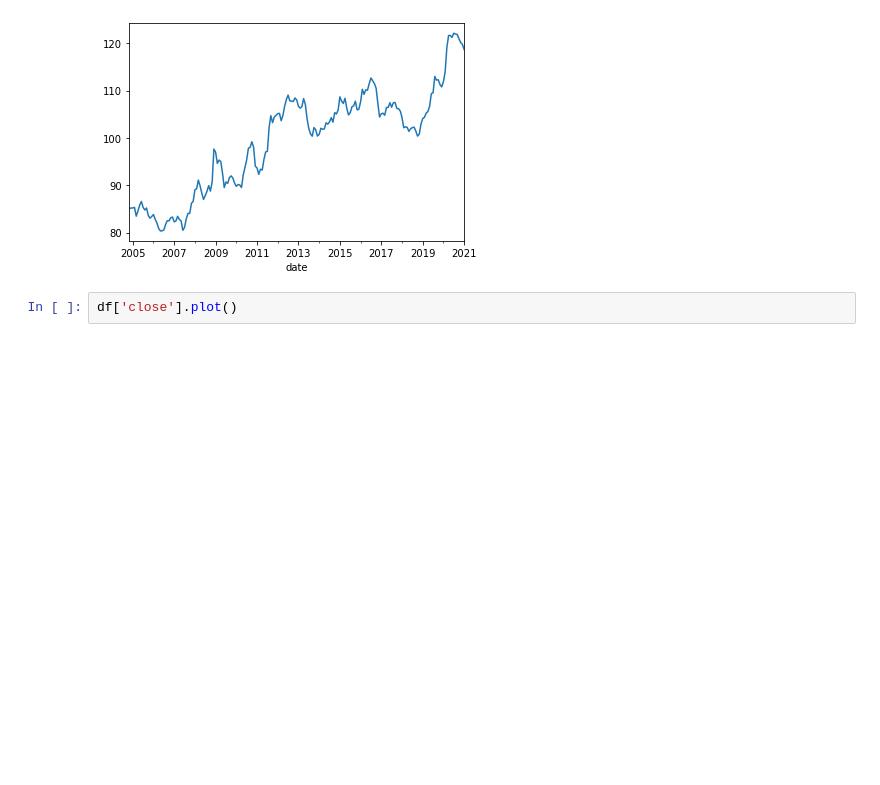
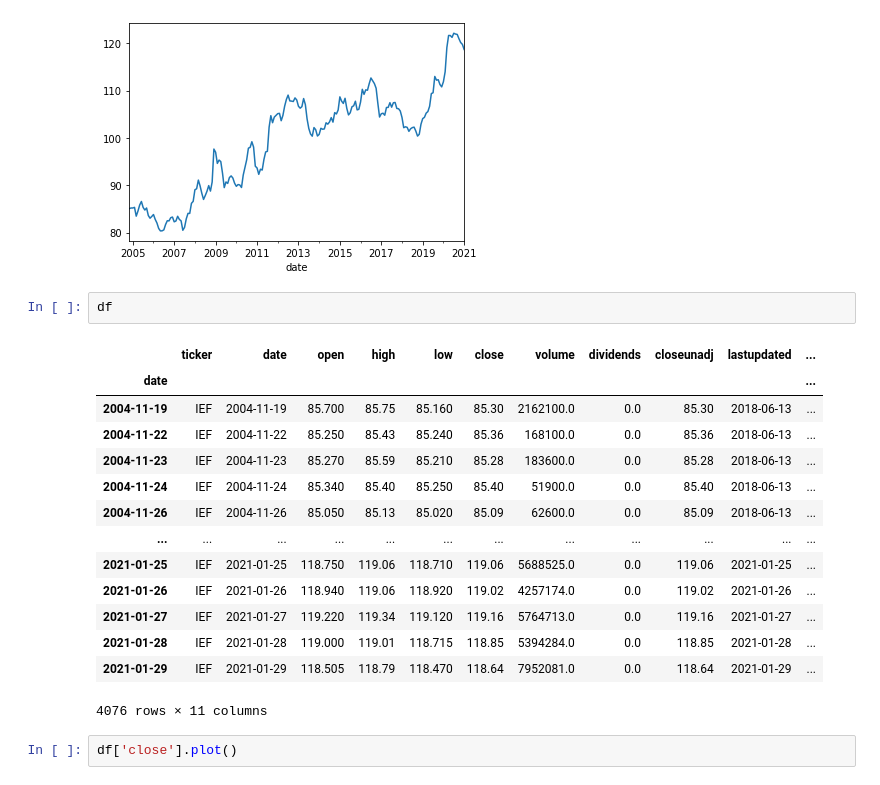
Before and after one commit to qwizor1337/Learning_with_D, a Jupyter notebook: 01/31_01/31_01.ipynb, the cells around one changed output. Saved outputs shown, nothing was run; the diff lists cells and outputs as text; blank space fills up the shorter version.

```diff
--- a/01/31_01/31_01.ipynb
+++ b/01/31_01/31_01.ipynb
@@ -144,6 +161,23 @@ df.resample('M').mean()['close'].plot() # группировка данных
 # %% [output]
 <AxesSubplot:xlabel='date'>
 [figure]
+# %%
+df
+# %% [output]
+|  | ticker | date | open | high | low | close | volume | dividends | closeunadj | lastupdated | ... |
+| date |  |  |  |  |  |  |  |  |  |  | ... |
+| 2004-11-19 | IEF | 2004-11-19 | 85.700 | 85.75 | 85.160 | 85.30 | 2162100.0 | 0.0 | 85.30 | 2018-06-13 | ... |
+| 2004-11-22 | IEF | 2004-11-22 | 85.250 | 85.43 | 85.240 | 85.36 | 168100.0 | 0.0 | 85.36 | 2018-06-13 | ... |
+| 2004-11-23 | IEF | 2004-11-23 | 85.270 | 85.59 | 85.210 | 85.28 | 183600.0 | 0.0 | 85.28 | 2018-06-13 | ... |
+| 2004-11-24 | IEF | 2004-11-24 | 85.340 | 85.40 | 85.250 | 85.40 | 51900.0 | 0.0 | 85.40 | 2018-06-13 | ... |
+| 2004-11-26 | IEF | 2004-11-26 | 85.050 | 85.13 | 85.020 | 85.09 | 62600.0 | 0.0 | 85.09 | 2018-06-13 | ... |
+| ... | ... | ... | ... | ... | ... | ... | ... | ... | ... | ... | ... |
+| 2021-01-25 | IEF | 2021-01-25 | 118.750 | 119.06 | 118.710 | 119.06 | 5688525.0 | 0.0 | 119.06 | 2021-01-25 | ... |
+| 2021-01-26 | IEF | 2021-01-26 | 118.940 | 119.06 | 118.920 | 119.02 | 4257174.0 | 0.0 | 119.02 | 2021-01-26 | ... |
+| 2021-01-27 | IEF | 2021-01-27 | 119.220 | 119.34 | 119.120 | 119.16 | 5764713.0 | 0.0 | 119.16 | 2021-01-27 | ... |
+| 2021-01-28 | IEF | 2021-01-28 | 119.000 | 119.01 | 118.715 | 118.85 | 5394284.0 | 0.0 | 118.85 | 2021-01-28 | ... |
+| 2021-01-29 | IEF | 2021-01-29 | 118.505 | 118.79 | 118.470 | 118.64 | 7952081.0 | 0.0 | 118.64 | 2021-01-29 | ... |
+4076 rows × 11 columns
 # %%
 df['close'].plot()
 # %% [output]
```
Also changed, not shown: parts of 3 cells of this notebook.
